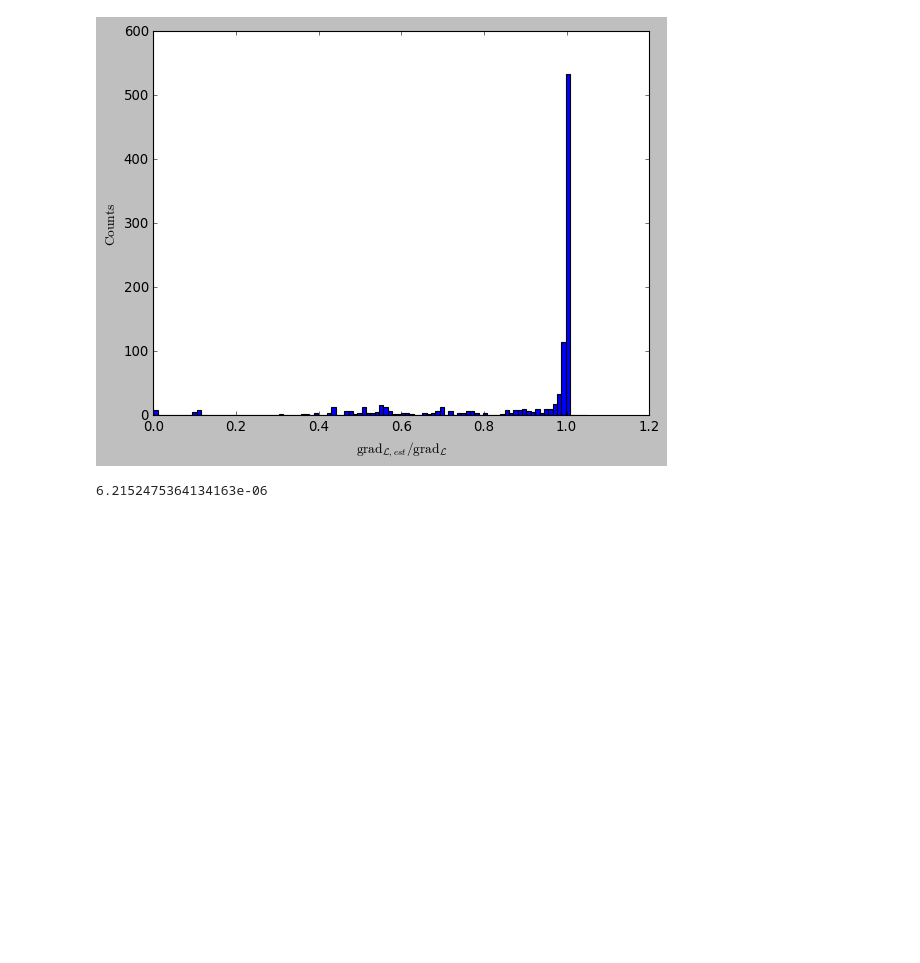
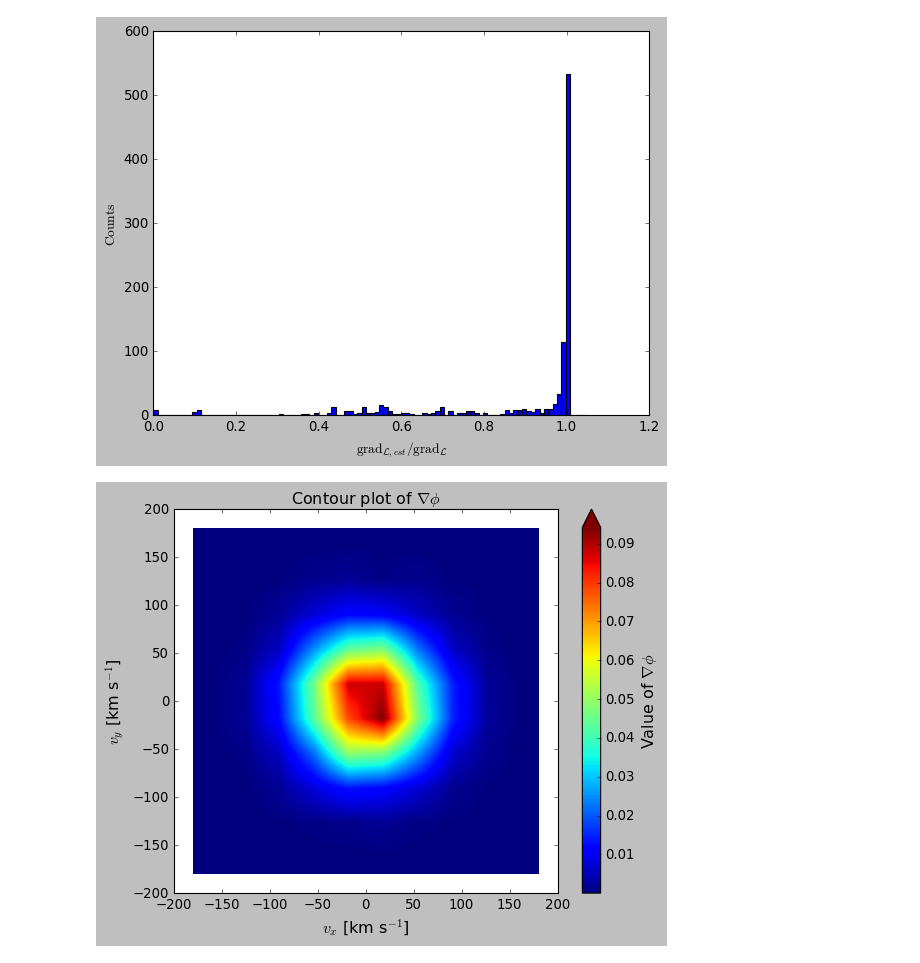
Before and after one commit to PaulMcMillan-Astro/DeprojectionProject, a Jupyter notebook: InitialDeprojectionNotebook.ipynb, the cells around one changed output. Saved outputs shown, nothing was run; the diff lists cells and outputs as text; code cells hidden in the pictures; blank space fills up the shorter version.

```diff
--- a/InitialDeprojectionNotebook.ipynb
+++ b/InitialDeprojectionNotebook.ipynb
@@ -303,7 +309,3 @@ testvals, twon = grad_L_test(phi0,pvals,1e-15,vmin,dv,n)
 # %% [output]
 Halfway there
 [figure]
-# %%
-twon
-# %% [output]
-6.2152475364134163e-06
@@ -309,0 +388,4 @@ twon
+# %%
+plot_grad_negL(phi0,'xy',1e-15,pvals,rhatvals,vmin, dv,n)
+# %% [output]
+[figure, added]
```
Also changed, not shown: parts of 17 cells of this notebook, 6 other files.
